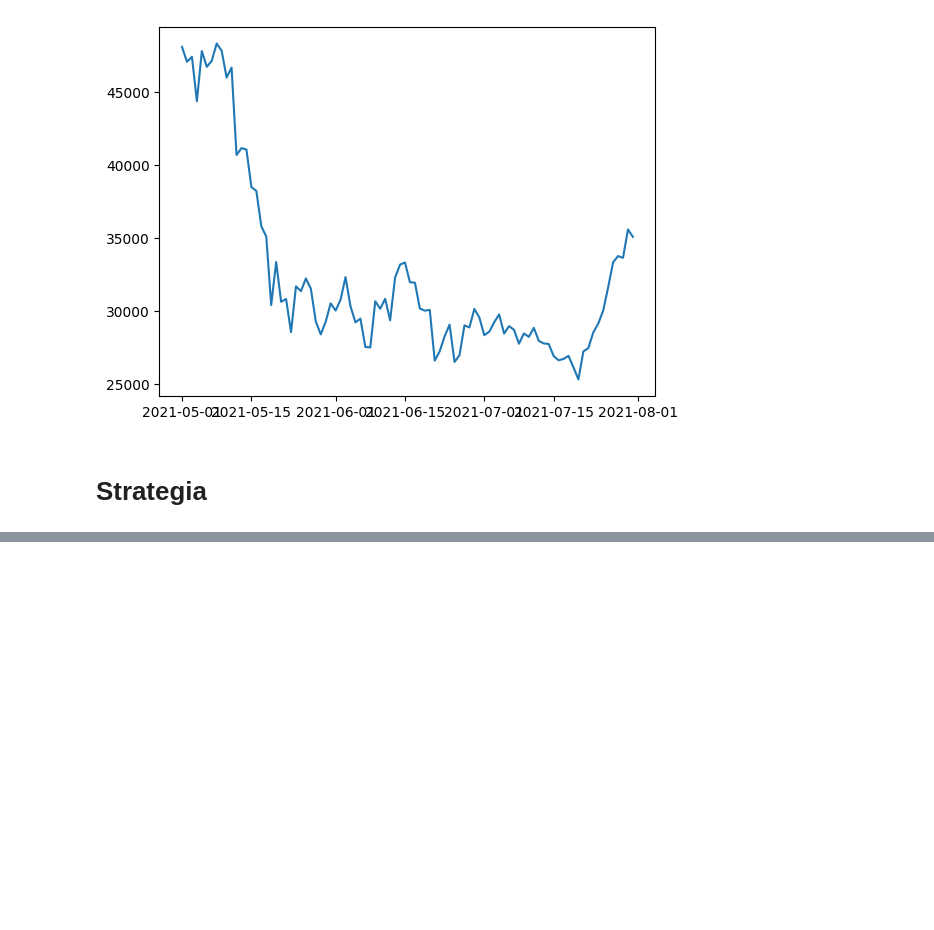
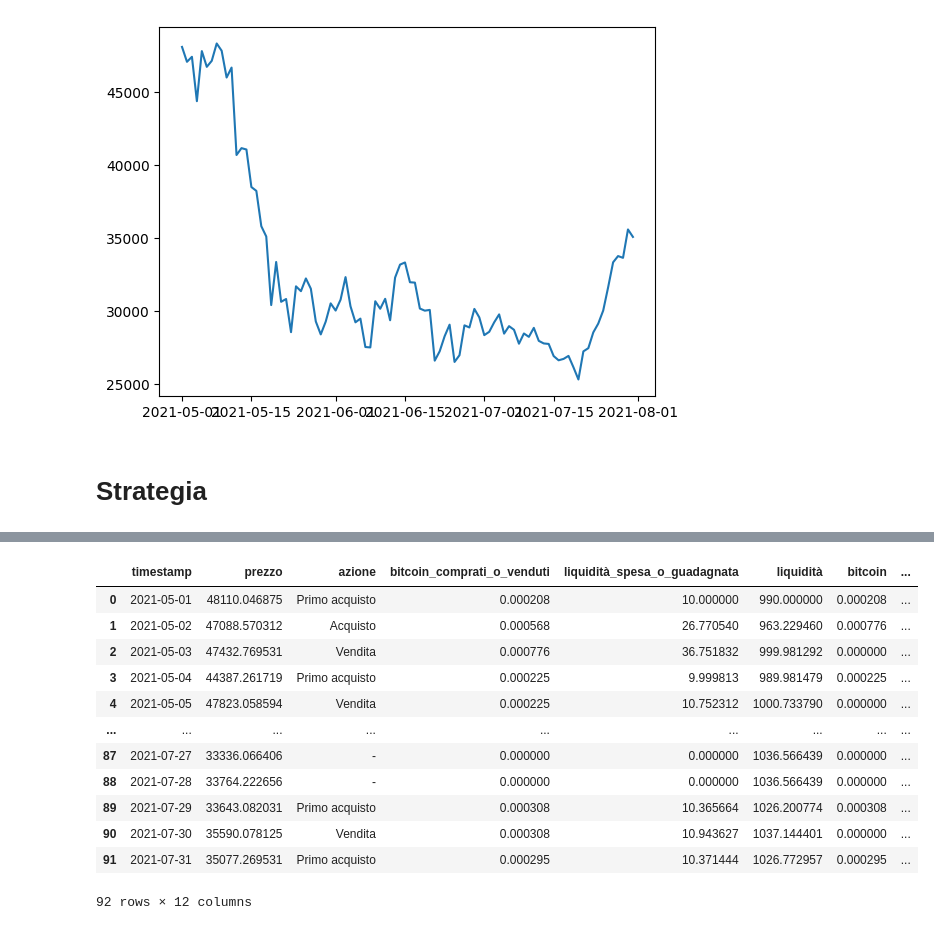
Before and after one commit to AleImbri/Crypto-strategies-simulations, a Jupyter notebook: Trading semplificato.ipynb, the cells around one changed output, grey strips where cells are left out. Saved outputs shown, nothing was run; the diff lists cells and outputs as text; code cells hidden in the pictures; blank space fills up the shorter version.

```diff
--- a/Trading semplificato.ipynb
+++ b/Trading semplificato.ipynb
@@ -208,0 +224,31 @@ df_transazioni
+# %%
+min_acquisto = 5
+min_vendita = 5
+perc_commissione_acquisto = 0.001
+perc_commissione_vendita = 0.001
+liquidità_iniziale = 1000
+bitcoin_iniziali = 0
+perc_primo_acquisto = 0.01
+perc_prima_vendita = 1
+A_a = 0.5
+B_a = 10
+A_v = 0.2
+B_v = 10
+compra_solo_sotto_ultimo = True
+
+df_transazioni = trading_semplificato(dati, min_acquisto, min_vendita, perc_commissione_acquisto, perc_commissione_vendita, liquidità_iniziale, bitcoin_iniziali, perc_primo_acquisto, perc_prima_vendita, A_a, B_a, A_v, B_v, compra_solo_sotto_ultimo)
+df_transazioni
+# %% [output]
+|  | timestamp | prezzo | azione | bitcoin_comprati_o_venduti | liquidità_spesa_o_guadagnata | liquidità | bitcoin | ... |
+| 0 | 2021-05-01 | 48110.046875 | Primo acquisto | 0.000208 | 10.000000 | 990.000000 | 0.000208 | ... |
+| 1 | 2021-05-02 | 47088.570312 | Acquisto | 0.000568 | 26.770540 | 963.229460 | 0.000776 | ... |
+| 2 | 2021-05-03 | 47432.769531 | Vendita | 0.000776 | 36.751832 | 999.981292 | 0.000000 | ... |
+| 3 | 2021-05-04 | 44387.261719 | Primo acquisto | 0.000225 | 9.999813 | 989.981479 | 0.000225 | ... |
+| 4 | 2021-05-05 | 47823.058594 | Vendita | 0.000225 | 10.752312 | 1000.733790 | 0.000000 | ... |
+| ... | ... | ... | ... | ... | ... | ... | ... | ... |
+| 87 | 2021-07-27 | 33336.066406 | - | 0.000000 | 0.000000 | 1036.566439 | 0.000000 | ... |
+| 88 | 2021-07-28 | 33764.222656 | - | 0.000000 | 0.000000 | 1036.566439 | 0.000000 | ... |
+| 89 | 2021-07-29 | 33643.082031 | Primo acquisto | 0.000308 | 10.365664 | 1026.200774 | 0.000308 | ... |
+| 90 | 2021-07-30 | 35590.078125 | Vendita | 0.000308 | 10.943627 | 1037.144401 | 0.000000 | ... |
+| 91 | 2021-07-31 | 35077.269531 | Primo acquisto | 0.000295 | 10.371444 | 1026.772957 | 0.000295 | ... |
+92 rows × 12 columns
```
Also changed, not shown: parts of 7 cells of this notebook.
